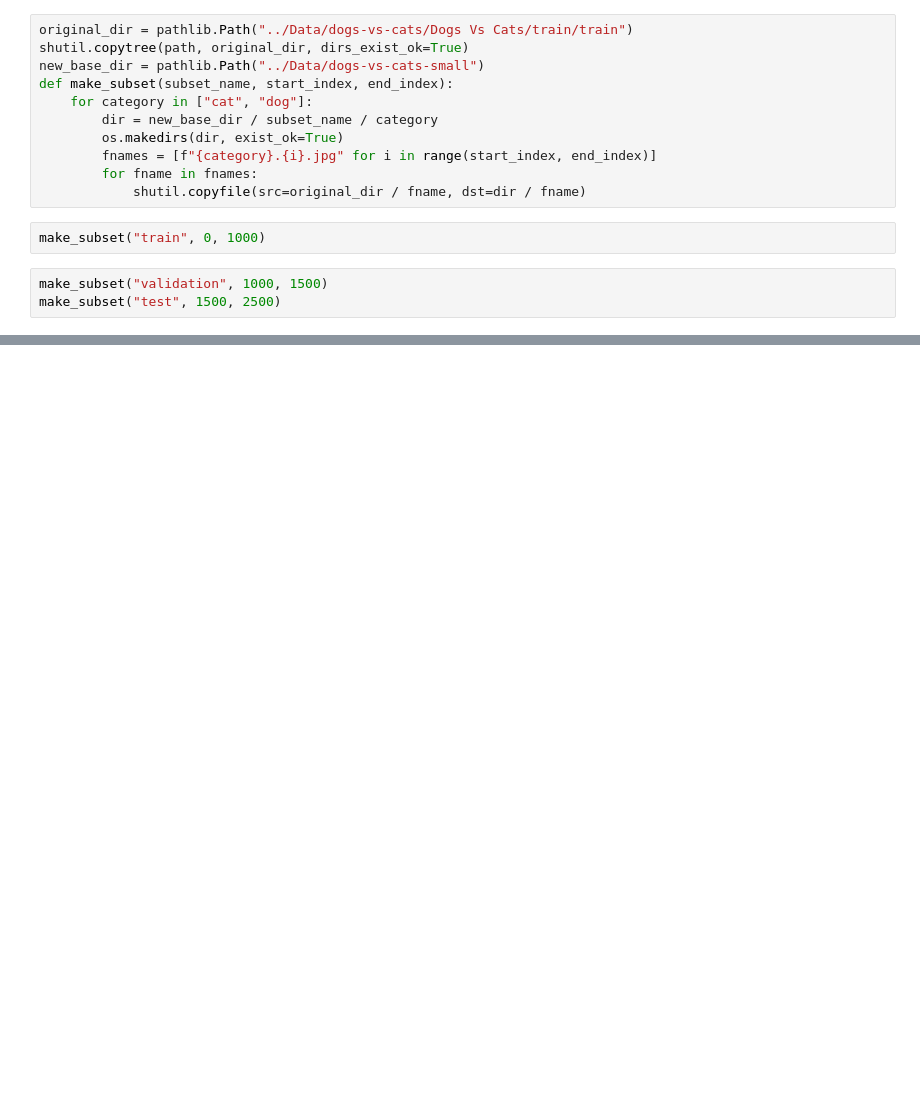
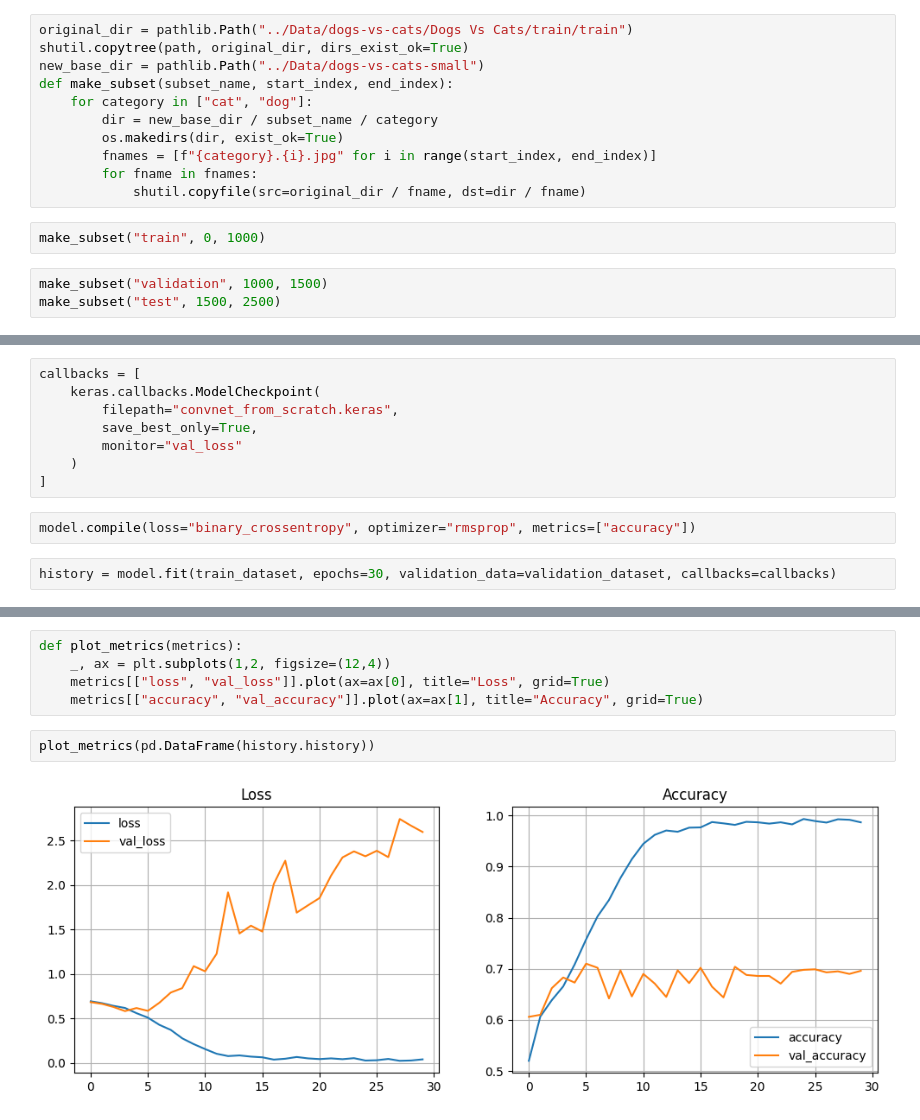
Before and after one commit to Zeepat/deep-machine-learning-asajad-hussein, a Jupyter notebook: Lectures/Lec05_01.ipynb, the cells around one changed output, grey strips where cells are left out. Drawn from its saved outputs; the diff is of its cells as text; blank space fills up the shorter version.

```diff
--- a/Lectures/Lec05_01.ipynb
+++ b/Lectures/Lec05_01.ipynb
@@ -31,0 +110,12 @@ make_subset("test", 1500, 2500)
+# %%
+callbacks = [
+    keras.callbacks.ModelCheckpoint(
+        filepath="convnet_from_scratch.keras",
+        save_best_only=True,
+        monitor="val_loss"
+    )
+]
+# %%
+model.compile(loss="binary_crossentropy", optimizer="rmsprop", metrics=["accuracy"])
+# %%
+history = model.fit(train_dataset, epochs=30, validation_data=validation_dataset, callbacks=callbacks)
@@ -31,0 +140,9 @@ make_subset("test", 1500, 2500)
+# %%
+def plot_metrics(metrics):
+    _, ax = plt.subplots(1,2, figsize=(12,4))
+    metrics[["loss", "val_loss"]].plot(ax=ax[0], title="Loss", grid=True)
+    metrics[["accuracy", "val_accuracy"]].plot(ax=ax[1], title="Accuracy", grid=True)
+# %%
+plot_metrics(pd.DataFrame(history.history))
+# %% [output]
+[figure, added]
```
Also changed, not shown: parts of 24 cells of this notebook, 3 other files.
